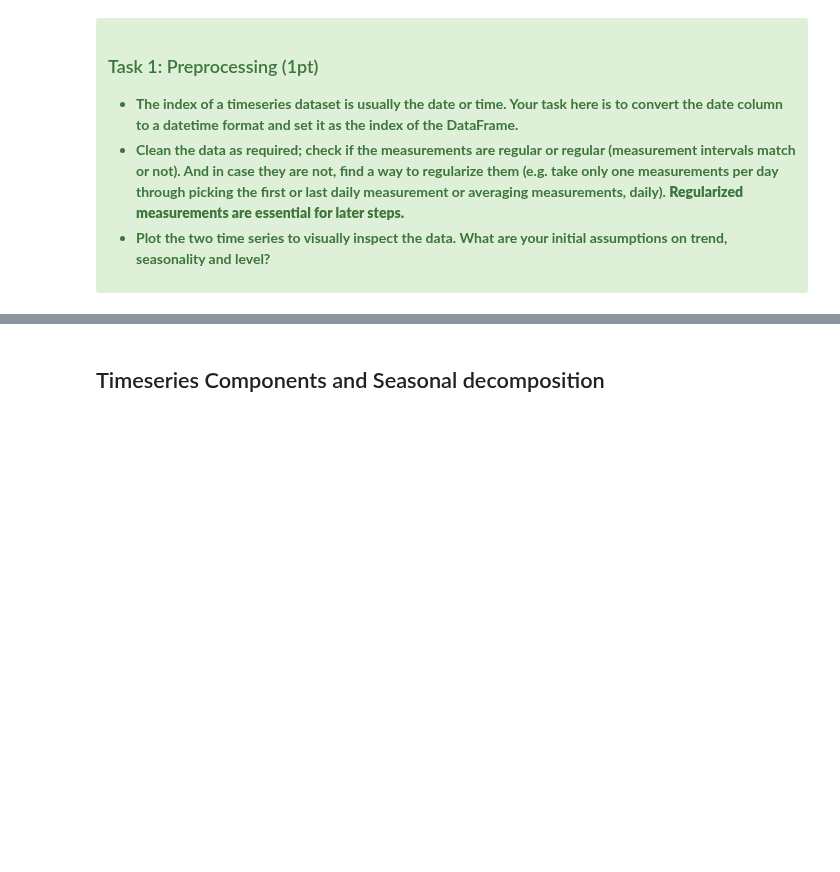
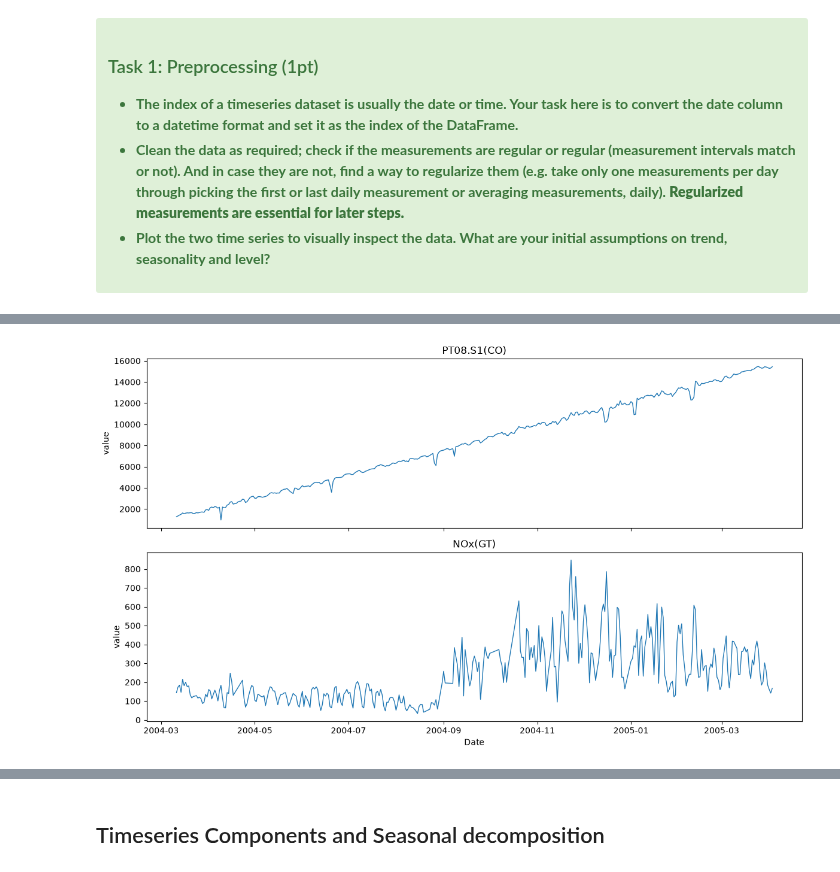
Before and after one commit to Masters-Halmstad/Data-Mining-DT8013, a Jupyter notebook: Lab#4_time_series/lab_timeseries_analysis.ipynb, the cells around one changed output, grey strips where cells are left out. Drawn from its saved outputs; the diff is of its cells as text; code cells hidden in the pictures; blank space fills up the shorter version.

```diff
--- a/Lab#4_time_series/lab_timeseries_analysis.ipynb
+++ b/Lab#4_time_series/lab_timeseries_analysis.ipynb
@@ -69,0 +183,16 @@ air_data
+# %%
+# 6.1 : Negative ,min values notices, invalid value
+# Check : how many datas have -ve value
+print('Datas with invalid values:\n')
+print((air_raw[signals] < 0).sum())
+
+# Check : which -ve values are there?
+print('\n List of invalid values')
+for col in signals:
+    print(col)
+    print(air_raw.loc[air_raw[col] < 0, col].value_counts())
+
+# Replace: 1639, Nox(GT) found to be invalid
+air_raw[signals] = air_raw[signals].replace(-200, np.nan)
+print('\nDatas with invalid values after replace:')
+print((air_raw[signals] < 0).sum())
@@ -69,0 +218,12 @@ air_data
+# %%
+# 7. Regularize : one value per day
+air_daily = air_raw[signals].resample('D').mean() #group the rows by calender day
+print("Days with no value reading...")
+print(air_daily.isna().sum())      # days with no valid reading at all = 34 NOx
+
+# 8. Fill those remaining gaps
+air_daily = air_daily.interpolate(method='time', limit_direction='both')
+
+# 9. Final check: regular, no NaN
+print("\nData Regular Status:", air_daily.index.to_series().diff().dropna().nunique() == 1)
+print("Number of Invalid Data after Regularization :", air_daily.isna().sum().sum())
@@ -69,0 +238,14 @@ air_data
+# %%
+# 10. Plot the signal
+fig, axes = plt.subplots(len(signals), 1, figsize=(12, 3.5 * len(signals)), sharex=True)
+
+for ax, col in zip(np.atleast_1d(axes), signals):
+    ax.plot(air_daily.index, air_daily[col], linewidth=1)
+    ax.set_title(col)
+    ax.set_ylabel('value')
+
+plt.xlabel('Date')
+plt.tight_layout()
+plt.show()
+# %% [output]
+[figure, added]
```
Also changed, not shown: parts of 17 cells of this notebook.
